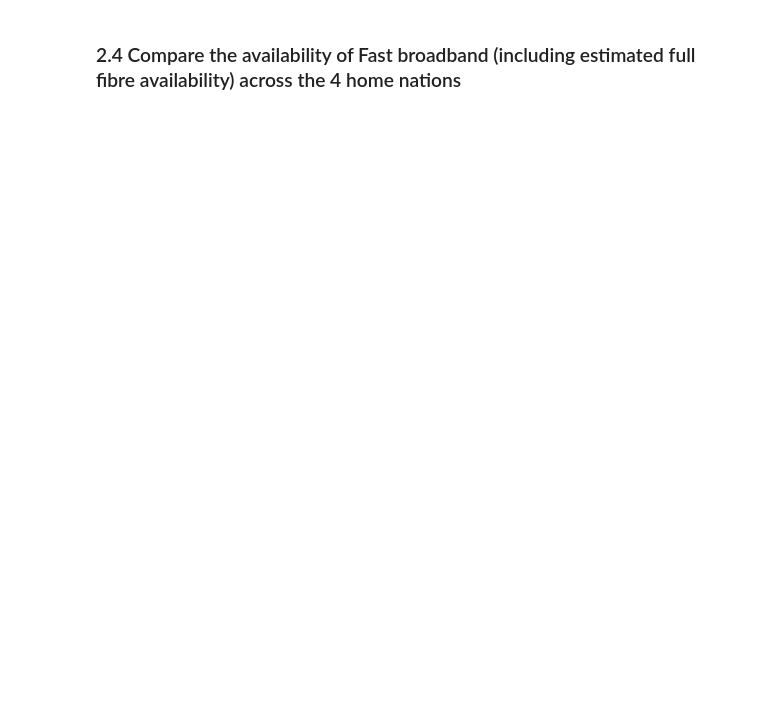
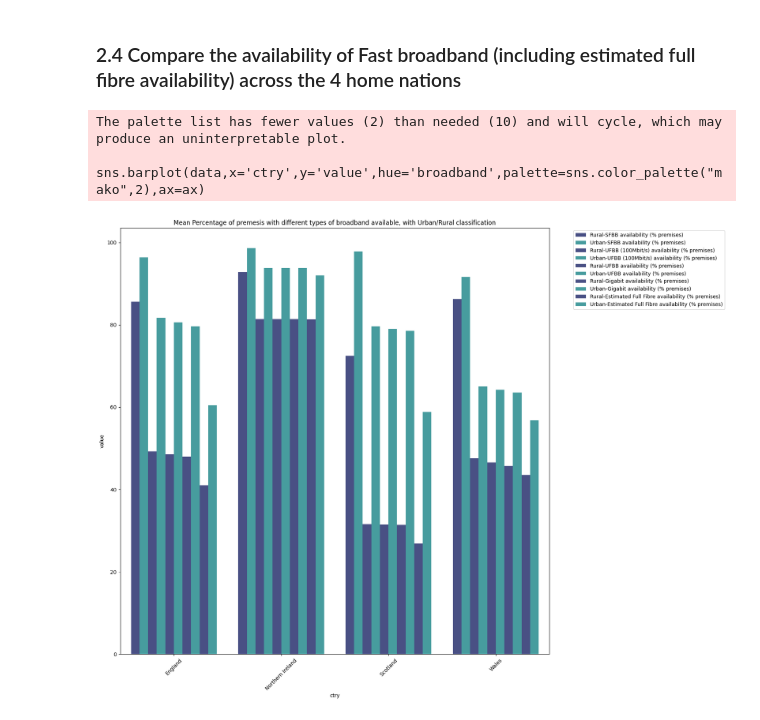
Before and after one commit to yuliiabosher/Fiber-optic-project, a Jupyter notebook: ColabNotebooks/PostcodeLevelFibreDataAnalysis.ipynb, the cells around one changed output. Drawn from its saved outputs; the diff is of its cells as text; code cells hidden in the pictures; blank space fills up the shorter version.

```diff
--- a/ColabNotebooks/PostcodeLevelFibreDataAnalysis.ipynb
+++ b/ColabNotebooks/PostcodeLevelFibreDataAnalysis.ipynb
@@ -312,19 +312,12 @@ This section uses the ratio of full fibre to gigabit availability at the parliam
 # - Apply the custom function create a new column "Estimated Full Fibre Availability (% premesis)
 # - Show the top of the resulting data and the shape of the dataframe
 #############
-# Define a custom function to estimate full fibre availabliity per row
-def estimate_fullfibre_availability(row):
+# Define a custom function to estimate gigabit availabliity per row
+def estimate_gigabit_availability(row):
     return row['PCON Full Fibre availability (% premises)']/row['PCON Gigabit availability (% premises)'] * row['Gigabit availability (% premises)']
 # Apply the custom function create a new column "Estimated Full Fibre Availability (% premesis)
 dfMergedONSOFCOMDataWithEstimate = dfMergedONSOFCOMDataWithPopulation.copy()
-dfMergedONSOFCOMDataWithEstimate['Estimated Full Fibre availability (% premises)'] = dfMergedONSOFCOMDataWithEstimate.apply(estimate_fullfibre_availability, axis=1)
-
-# Define a custom function to estimate gigabit availabliity
-def estimate_poulation_fullfibre_availability(row):
-    return row['Estimated Full Fibre availability (% premises)']/100 * row['Estimated Usual Resident Population']
-# Apply the custom function create a new column "Estimated Full Fibre Availability (% premesis)
-dfMergedONSOFCOMDataWithEstimate['Estimated Full Fibre availability (population)'] = dfMergedONSOFCOMDataWithEstimate.apply(estimate_poulation_fullfibre_availability, axis=1)
-
+dfMergedONSOFCOMDataWithEstimate['Estimated Full Fibre availability (% premises)'] = dfMergedONSOFCOMDataWithEstimate.apply(estimate_gigabit_availability, axis=1)
 # - Show the top of the resulting data and the shape of the dataframe
 print("Merged ONS/OFCOM Data including estimate of full fibre availability:")
 display(dfMergedONSOFCOMDataWithEstimate.head())
@@ -574,34 +539,38 @@ columns_fast_broadband_nations=['ctry',
        'SFBB availability (% premises)',
        'UFBB (100Mbit/s) availability (% premises)',
        'UFBB availability (% premises)',
        'Gigabit availability (% premises)',
        'Estimated Full Fibre availability (% premises)','Urban/Rural']
 
 dfCountryFastBroadbandData=dfCombinedONSOFCOMData[columns_fast_broadband_nations]
 dfMeanCountryFastBroadbandData=dfCountryFastBroadbandData.groupby(["ctry","Urban/Rural"]).mean()
 
-display(dfMeanCountryFastBroadbandData)
+#display(dfMeanCountryFastBroadbandData)
 dfMeanCountryFastBroadbandData["Urban/Rural"]=["Rural","Urban","Rural","Urban","Rural","Urban","Rural","Urban"]
 dfMeanCountryFastBroadbandData["ctry"]=["England","England","Northern Ireland","Northern Ireland","Scotland","Scotland","Wales","Wales"]
 
-display(dfMeanCountryFastBroadbandData)
+#display(dfMeanCountryFastBroadbandData)
 meltedData=dfMeanCountryFastBroadbandData.melt(id_vars=["ctry","Urban/Rural"],value_vars=columns_fast_broadband)
 
 meltedData["broadband"] = meltedData[['Urban/Rural', 'variable']].agg('-'.join, axis=1)
-display(meltedData)
+#display(meltedData)
 meltedData=meltedData.drop(columns=["Urban/Rural","variable"])
-display(meltedData)
+#display(meltedData)
 
 def show_graph(rural_urban_selection, data):
  # data=data[data["Urban/Rural"]==rural_urban_selection]
   #data=data.drop(columns=["Urban/Rural"])
   fig, ax = plt.subplots(figsize=(15, 15))
   sns.barplot(data,x='ctry',y='value',hue='broadband',palette=sns.color_palette("mako",2),ax=ax)
   ax.tick_params(axis='x', labelrotation=45)
   output=sns.barplot().set_title("Mean Percentage of premesis with different types of broadband available, with Urban/Rural classification")
   plt.legend(bbox_to_anchor=(1.05, 1.0), loc='upper left')
   plt.show()
   ax.set_xticks(ticks=ax.get_xticks(), labels=ax.get_xticklabels(), rotation=45, ha='right')
 
 #show_graph("Rural",meltedData)
 show_graph("Urban",meltedData)
+# %% [output]
+The palette list has fewer values (2) than needed (10) and will cycle, which may produce an uninterpretable plot.
+  sns.barplot(data,x='ctry',y='value',hue='broadband',palette=sns.color_palette("mako",2),ax=ax)
+[figure, added]
```
Also changed, not shown: parts of 5 cells of this notebook.
